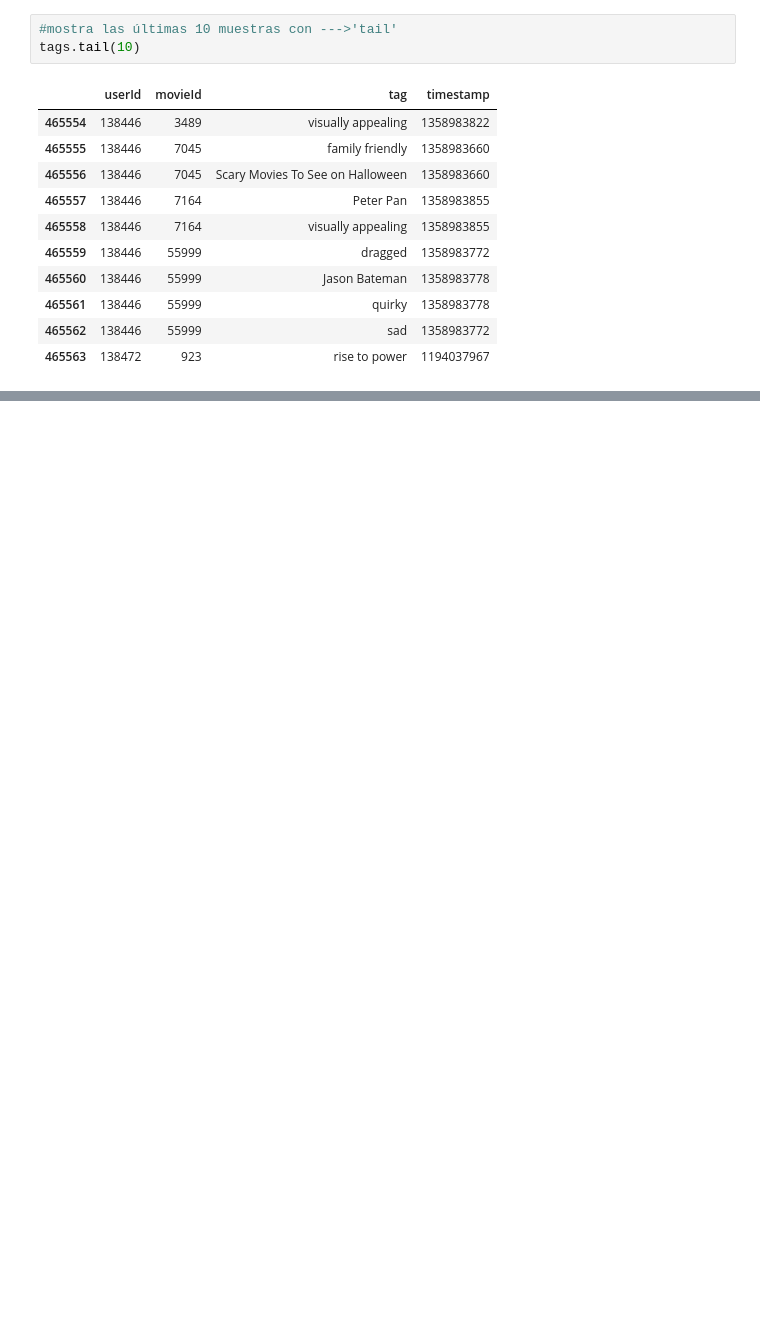
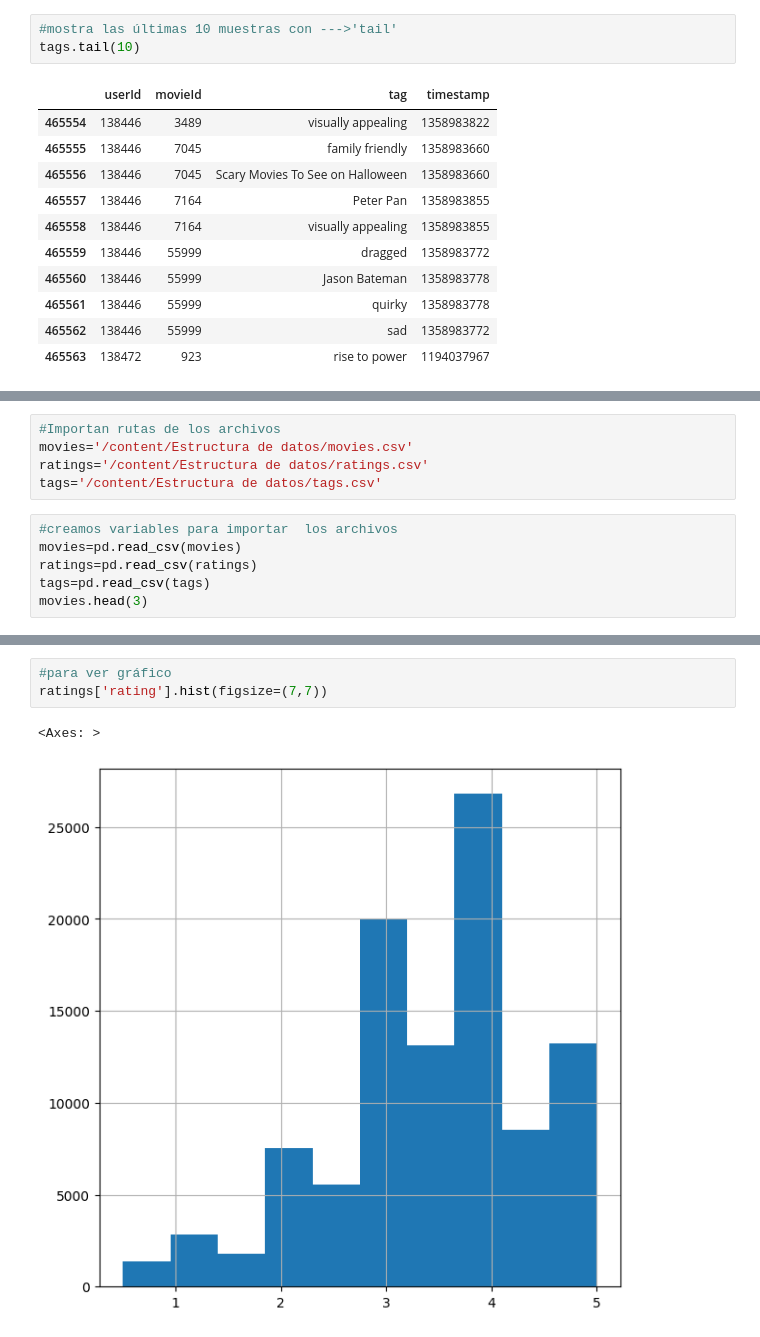
Before and after one commit to Hamilton09/tareas, a Jupyter notebook: estructura_de_pandas.ipynb, the cells around one changed output, grey strips where cells are left out. Saved outputs shown, nothing was run; the diff lists cells and outputs as text; blank space fills up the shorter version.

```diff
--- a/estructura_de_pandas.ipynb
+++ b/estructura_de_pandas.ipynb
@@ -294,0 +311,11 @@ tags.tail(10)
+# %%
+#Importan rutas de los archivos
+movies='/content/Estructura de datos/movies.csv'
+ratings='/content/Estructura de datos/ratings.csv'
+tags='/content/Estructura de datos/tags.csv'
+# %%
+#creamos variables para importar  los archivos
+movies=pd.read_csv(movies)
+ratings=pd.read_csv(ratings)
+tags=pd.read_csv(tags)
+movies.head(3)
@@ -294,0 +523,6 @@ tags.tail(10)
+# %%
+#para ver gráfico
+ratings['rating'].hist(figsize=(7,7))
+# %% [output]
+<Axes: >
+[figure, added]
```
Also changed, not shown: parts of 49 cells of this notebook.
